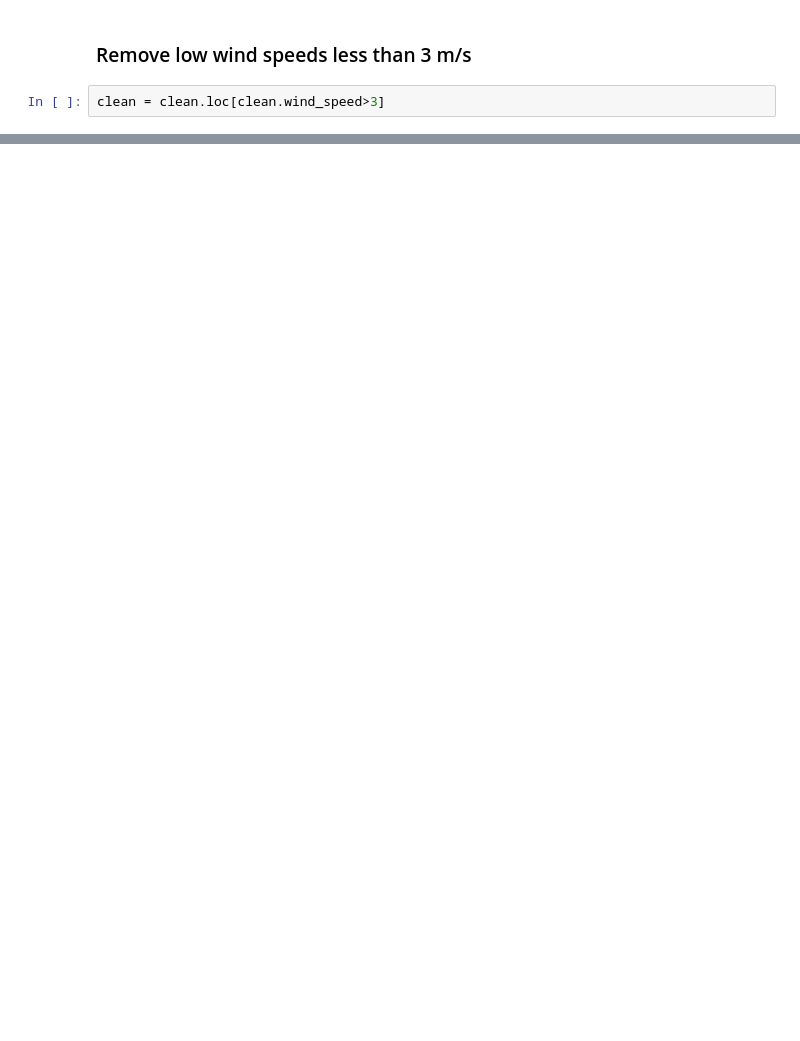
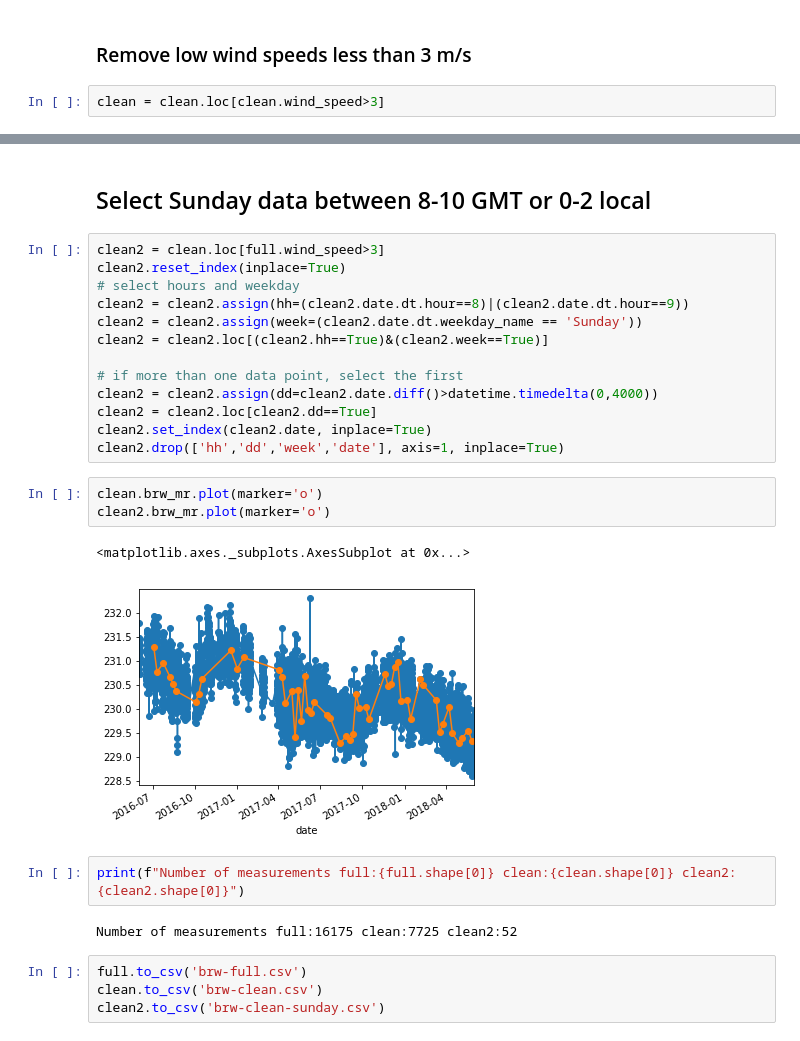
Before and after one commit to duttong/F11-Inversion, a Jupyter notebook: brw_cats_f11.ipynb, the cells around one changed output, grey strips where cells are left out. Drawn from its saved outputs; the diff is of its cells as text; blank space fills up the shorter version.

```diff
--- a/brw_cats_f11.ipynb
+++ b/brw_cats_f11.ipynb
@@ -112,0 +114,29 @@ Number of measurements full:16183 clean:6530
+# %% [markdown]
+<h2>Select Sunday data between 8-10 GMT or 0-2 local
+# %%
+clean2 = clean.loc[full.wind_speed>3]
+clean2.reset_index(inplace=True)
+# select hours and weekday
+clean2 = clean2.assign(hh=(clean2.date.dt.hour==8)|(clean2.date.dt.hour==9))
+clean2 = clean2.assign(week=(clean2.date.dt.weekday_name == 'Sunday'))
+clean2 = clean2.loc[(clean2.hh==True)&(clean2.week==True)]
+
+# if more than one data point, select the first
+clean2 = clean2.assign(dd=clean2.date.diff()>datetime.timedelta(0,4000))
+clean2 = clean2.loc[clean2.dd==True]
+clean2.set_index(clean2.date, inplace=True)
+clean2.drop(['hh','dd','week','date'], axis=1, inplace=True)
+# %%
+clean.brw_mr.plot(marker='o')
+clean2.brw_mr.plot(marker='o')
+# %% [output]
+<matplotlib.axes._subplots.AxesSubplot at 0x...>
+[figure, added]
+# %%
+print(f"Number of measurements full:{full.shape[0]} clean:{clean.shape[0]} clean2:{clean2.shape[0]}")
+# %% [output]
+Number of measurements full:16175 clean:7725 clean2:52
+# %%
+full.to_csv('brw-full.csv')
+clean.to_csv('brw-clean.csv')
+clean2.to_csv('brw-clean-sunday.csv')
```
Also changed, not shown: parts of 9 cells of this notebook, 3 other files.
